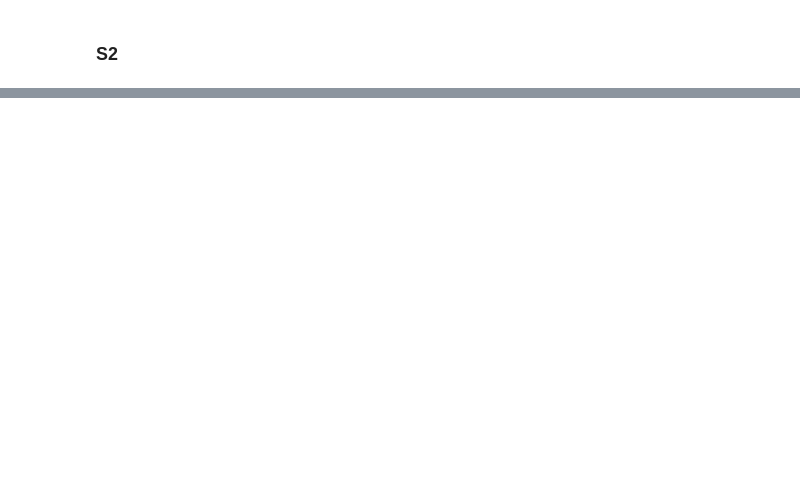
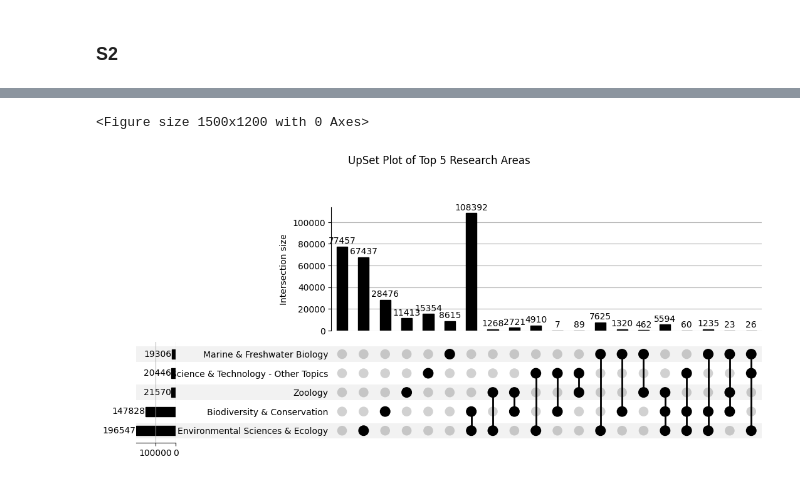
Before and after one commit to hunaindot/biodiversity-taxonomy-thesis, a Jupyter notebook: explore.ipynb, the cells around one changed output, grey strips where cells are left out. Saved outputs shown, nothing was run; the diff lists cells and outputs as text; code cells hidden in the pictures; blank space fills up the shorter version.

```diff
--- a/explore.ipynb
+++ b/explore.ipynb
@@ -43,9 +51,7 @@ import seaborn as sns
 # %% [markdown]
 ### 1. Dataframes
 # %%
-df = pd.read_excel("dataset/curated_data/data.xlsx")
-df_sample = df.sample(n=1000, random_state=42)
-df_sample.to_csv("dataset/curated_data/sample_data.csv", index=False)
+df, df_sample = load_data()
 core_cols = [
     "Publication Type", "Article Title", "Language", "Document Type",
     "Author Keywords", "Keywords Plus", "Abstract",
@@ -53,4 +59,5 @@ core_cols = [
     "Web of Science Index", "WoS Categories", "Research Areas",
     "Highly Cited Status", "Hot Paper Status", "UT (Unique WOS ID)"
 ]
+df_core = df[core_cols].copy()
 # %% [output]
@@ -89,3 +80,0 @@ print(f" Count Summary : {count_summary}")
-# %%
-df_core = df_core.drop_duplicates()
-print(f"Dropped {count_summary['row_count'] - len(df_core)} duplicated rows. Remaining rows: {len(df_core)}")
@@ -98,5 +80,0 @@ print(f" {len(null_cols)} Columns with null values:   {null_cols}" )
-# %%
-before_count = len(df_core)
-df_core = df_core.dropna(subset=["Abstract"])
-after_count = len(df_core)
-print(f"Dropped {before_count - after_count} rows. Remaining rows: {after_count}")
@@ -149,31 +143,34 @@ ModuleNotFoundError: No module named 'matplotlib_venn'
 # %%
+# Step 1: Prepare the Research Areas
+research_series = df_core['Research Areas'].fillna("na")
+split_research_areas = research_series.str.split(';').apply(lambda x: [i.strip() for i in x])
 
-# from matplotlib_venn import venn3
+# Step 2: Create binary indicator matrix
+mlb = MultiLabelBinarizer()
+indicator_matrix = pd.DataFrame(
+    mlb.fit_transform(split_research_areas),
+    columns=mlb.classes_,
+    index=split_research_areas.index
+)
 
+# Step 3: Select top 5 research areas
+top_5_areas = indicator_matrix.sum().sort_values(ascending=False).head(5).index.tolist()
+subset = indicator_matrix[top_5_areas]
 
-# # Load the data
-# df = pd.read_csv("sample_data.csv")
+# Step 4: Build memberships
+memberships = subset.apply(lambda row: frozenset(area for area in top_5_areas if row[area] == 1), axis=1)
 
-# # Prepare the Research Areas column
-# research_series = df['Research Areas'].dropna()
-# split_research_areas = research_series.str.split(';').apply(lambda x: [i.strip() for i in x])
+# Step 5: Count how often each unique set of memberships occurs
+memberships_list = memberships.tolist()
+counts = pd.Series(memberships_list).value_counts()
 
-# # Create binary indicator matrix
-# mlb = MultiLabelBinarizer()
-# indicator_matrix = pd.DataFrame(mlb.fit_transform(split_research_areas),
-#                                 columns=mlb.classes_,
-#                                 index=split_research_areas.index)
+# Step 6: Convert to valid format for UpSet
+upset_data = from_memberships(counts.index.tolist(), data=counts.values)
 
-# # Get top 3 research areas
-# top_3_areas = indicator_matrix.sum().sort_values(ascending=False).head(3).index.tolist()
-
-# # Create sets for each area
-# set1 = set(indicator_matrix[indicator_matrix[top_3_areas[0]] == 1].index)
-# set2 = set(indicator_matrix[indicator_matrix[top_3_areas[1]] == 1].index)
-# set3 = set(indicator_matrix[indicator_matrix[top_3_areas[2]] == 1].index)
-
-# # Plot Venn Diagram
-# plt.figure(figsize=(8, 6))
-# venn3([set1, set2, set3], set_labels=top_3_areas)
-# plt.title("Overlap of Top 3 Research Areas")
-# plt.show()
+# Step 6: Plot
+plt.figure(figsize=(15, 12))
+UpSet(upset_data, show_counts=True).plot()
+plt.suptitle("UpSet Plot of Top 5 Research Areas", y=1.05)
+plt.tight_layout()
+plt.show()
+# %% [output]
@@ -179,0 +194,2 @@ ModuleNotFoundError: No module named 'matplotlib_venn'
+<Figure size 1500x1200 with 0 Axes>
+[figure, added]
```
Also changed, not shown: parts of 24 cells of this notebook, 5 other files.
